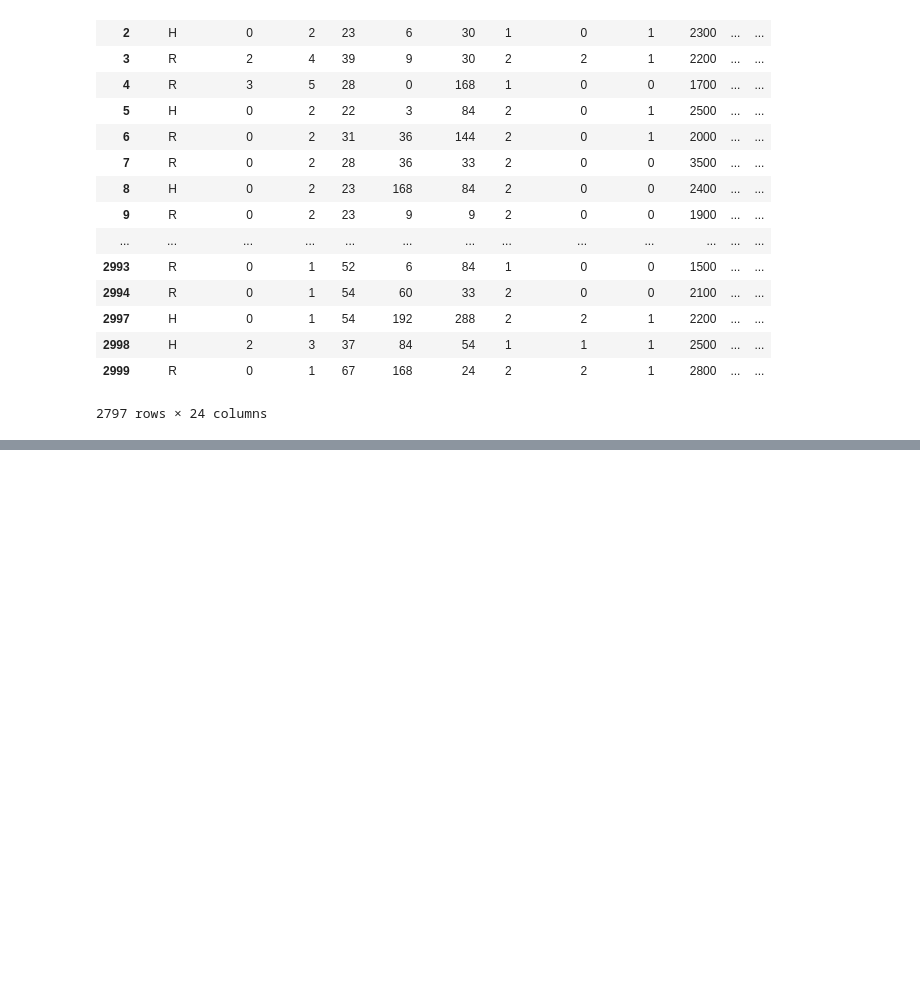
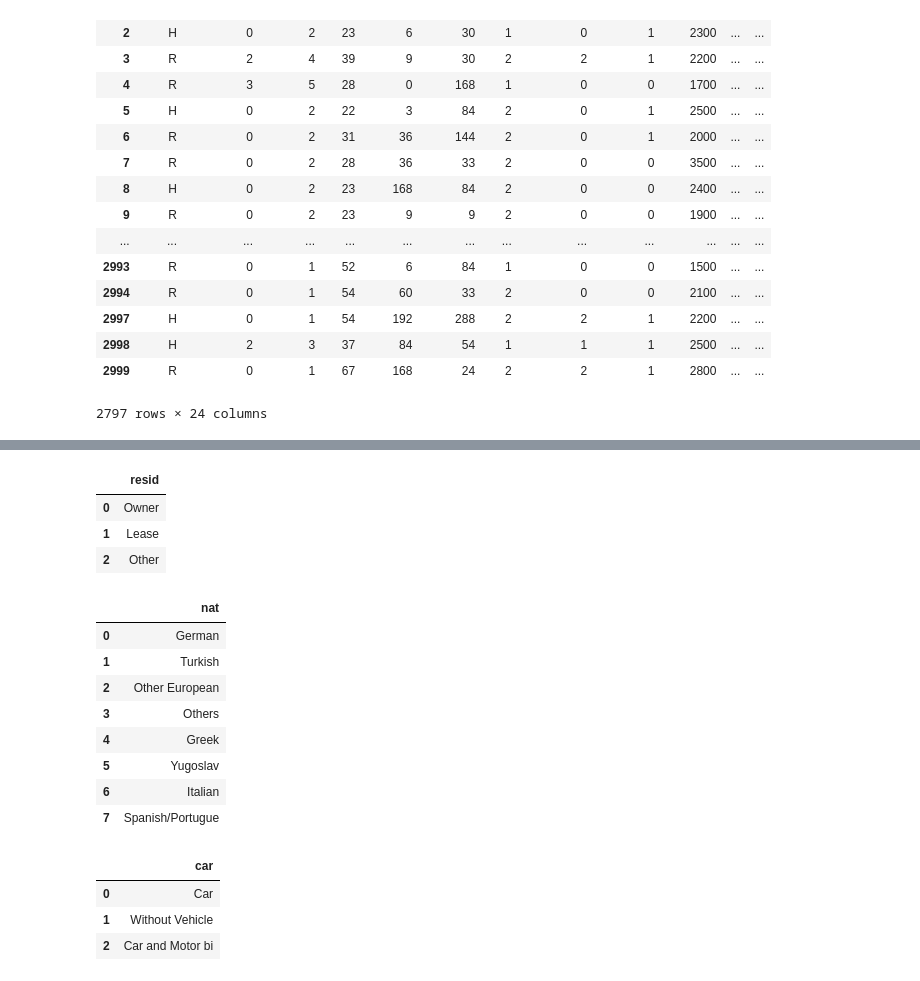
Before and after one commit to anastasiakaida/reliability-assessment, a Jupyter notebook: rel_borrower.ipynb, the cells around one changed output, grey strips where cells are left out. Cells and saved outputs as stored; diff of their text form; code cells hidden in the pictures; blank space fills up the shorter version.

```diff
--- a/rel_borrower.ipynb
+++ b/rel_borrower.ipynb
@@ -185,0 +246,32 @@ excel
+# %%
+resid_groups = excel['RESID'].unique()
+resid_index = pd.DataFrame(resid_groups, index=np.arange(len(resid_groups)), columns=['resid'])
+resid_index
+# %% [output]
+|  | resid |
+| 0 | Owner |
+| 1 | Lease |
+| 2 | Other |
+# %%
+nat_groups = excel['NAT'].unique()
+nat_index = pd.DataFrame(nat_groups, index=np.arange(len(nat_groups)), columns=['nat'])
+nat_index
+# %% [output]
+|  | nat |
+| 0 | German |
+| 1 | Turkish |
+| 2 | Other European |
+| 3 | Others |
+| 4 | Greek |
+| 5 | Yugoslav |
+| 6 | Italian |
+| 7 | Spanish/Portugue |
+# %%
+car_groups = excel['CAR'].unique()
+car_index = pd.DataFrame(car_groups, index=np.arange(len(car_groups)), columns=['car'])
+car_index
+# %% [output]
+|  | car |
+| 0 | Car |
+| 1 | Without Vehicle |
+| 2 | Car and Motor bi |
```
Also changed, not shown: parts of 12 cells of this notebook.
